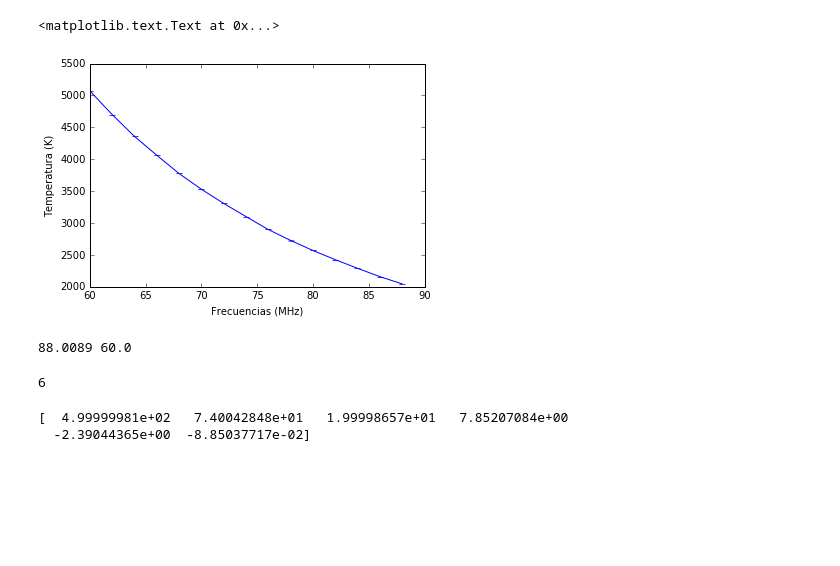
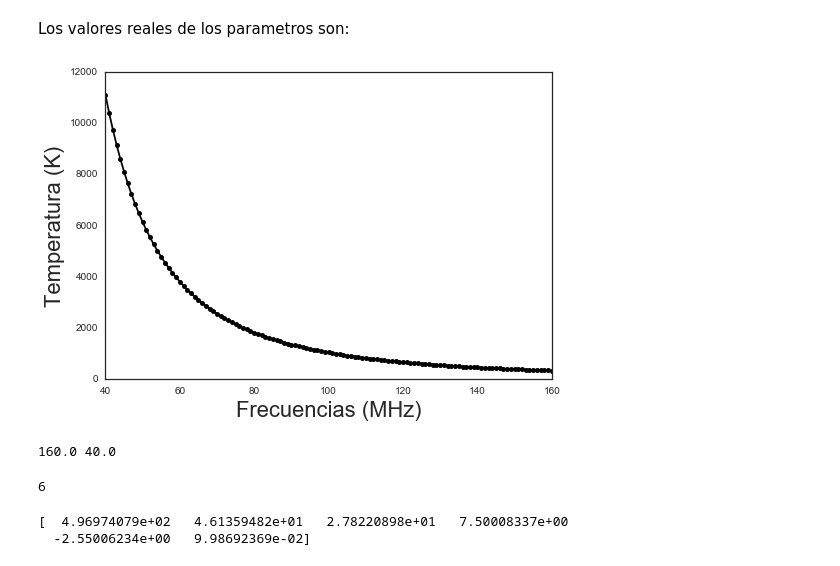
Before and after one commit to olegs22/SCI-Bayes, a Jupyter notebook: mcmc_gauss.ipynb, the cells around one changed output. Cells and saved outputs as stored; diff of their text form; code cells hidden in the pictures; blank space fills up the shorter version.

Commit message:
adjusted datasets

```diff
--- a/mcmc_gauss.ipynb
+++ b/mcmc_gauss.ipynb
@@ -10,4 +11,6 @@ from model_fit import *
 # %%
 model = 'gaussian'
 # %%
-#frqs, T_sky, sigma = np.loadtxt('dataset8.txt', unpack = True)
+frqs, T_sky ,sigma = np.loadtxt('dataset8.txt', unpack = True)
+# %% [markdown]
+Los valores reales de los parametros son:
@@ -14,19 +19,21 @@ model = 'gaussian'
 # %%
-frqs, T_sky = np.loadtxt('scihi_fore.txt', unpack=True)
+#frqs, T_sky = np.loadtxt('scihi_fore.txt', unpack=True)
 # %%
-sigma = radiometer(T_sky, 0.83, np.diff(frqs)[0])
+#sigma = radiometer(T_sky, 0.83, np.diff(frqs)[0])
+# %%
+sb.set_style("white")
 # %%
-plt.figure()
-plt.errorbar(frqs,T_sky,yerr = sigma)
-plt.xlabel('Frecuencias (MHz)')
-plt.ylabel('Temperatura (K)')
+fig = plt.figure()
+plt.errorbar(frqs,T_sky,yerr = sigma,c='k',marker='o',ms=5, )
+plt.xlabel('Frecuencias (MHz)', fontsize=22)
+plt.ylabel('Temperatura (K)',fontsize=22)
+fig.savefig('tempg.pdf')
 # %% [output]
-<matplotlib.text.Text at 0x...>
-[figure, old version]
+[figure, new version]
 # %%
 print max(frqs), min(frqs)
 # %% [output]
-88.0089 60.0
+160.0 40.0
 # %%
 priors_gauss = np.array([0.,1000., min(frqs),max(frqs), 0.,40., 0.,10., -10.,0., -1.,1.])
 # %%
@@ -49,5 +56,5 @@ result = op.minimize(fun, mid, args=(model, T_sky, frqs, sigma), method = 'L-BFG
 # %%
 print result.x
 # %% [output]
-[  4.99999981e+02   7.40042848e+01   1.99998657e+01   7.85207084e+00
-  -2.39044365e+00  -8.85037717e-02]
+[  4.96974079e+02   4.61359482e+01   2.78220898e+01   7.50008337e+00
+  -2.55006234e+00   9.98692369e-02]
```
Also changed, not shown: parts of 19 cells of this notebook.
